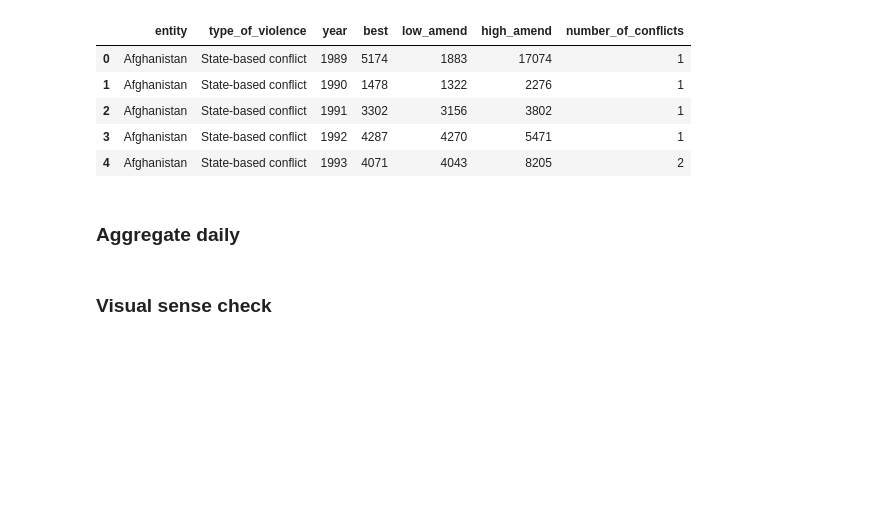
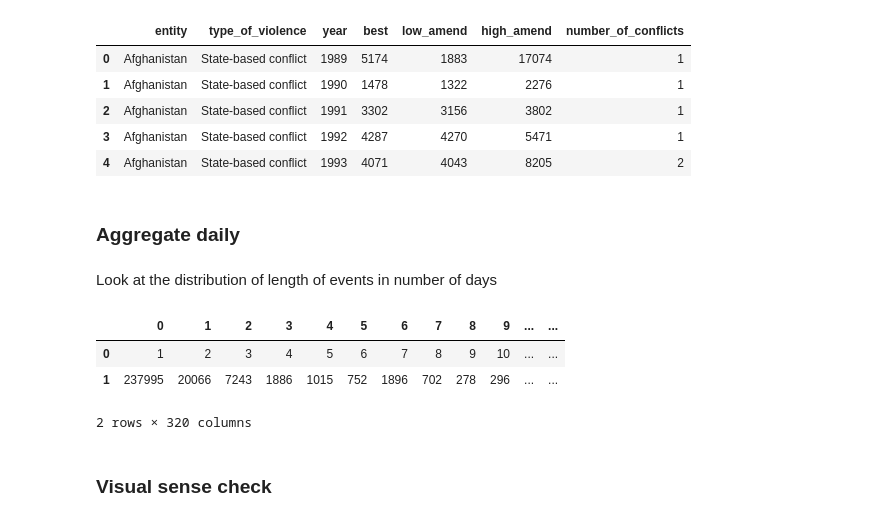
Before and after one commit to owid/notebooks, a Jupyter notebook: JoeHasell/UCDP and PRIO/UCDP_georeferenced/Aggregate.ipynb, the cells around one changed output. Cells and saved outputs as stored; diff of their text form; code cells hidden in the pictures; blank space fills up the shorter version.

```diff
--- a/JoeHasell/UCDP and PRIO/UCDP_georeferenced/Aggregate.ipynb
+++ b/JoeHasell/UCDP and PRIO/UCDP_georeferenced/Aggregate.ipynb
@@ -223,3 +225,19 @@ df_agg.head()
 | 4 | Afghanistan | State-based conflict | 1993 | 4071 | 4043 | 8205 | 2 |
 # %% [markdown]
 ### Aggregate daily
+# %% [markdown]
+Look at the distribution of length of events in number of days
+# %%
+
+df[['date_start','date_end']] = df[['date_start','date_end']].apply(pd.to_datetime) # convert to date format
+
+df['event_duration_days'] = (df['date_end'] - df['date_start']).dt.days + 1
+
+
+
+pd.DataFrame(np.unique(df['event_duration_days'], return_counts=True))
+# %% [output]
+|  | 0 | 1 | 2 | 3 | 4 | 5 | 6 | 7 | 8 | 9 | ... | ... |
+| 0 | 1 | 2 | 3 | 4 | 5 | 6 | 7 | 8 | 9 | 10 | ... | ... |
+| 1 | 237995 | 20066 | 7243 | 1886 | 1015 | 752 | 1896 | 702 | 278 | 296 | ... | ... |
+2 rows × 320 columns
```
Also changed, not shown: parts of 2 cells of this notebook.
